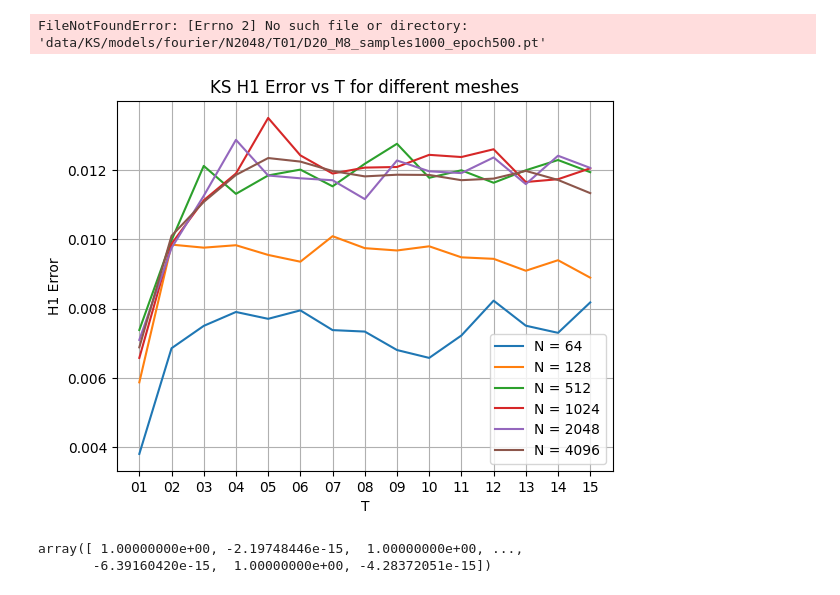
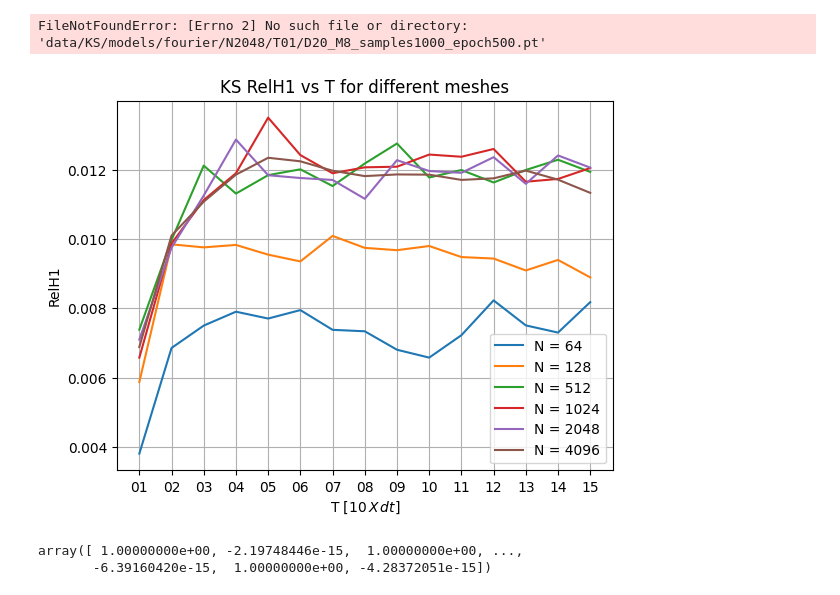
Before and after one commit to nadav7679/fem_neural_operator, a Jupyter notebook: fem_neural_operator/analysis/KS/test_KS.ipynb, the cells around one changed output. Cells and saved outputs as stored; diff of their text form; code cells hidden in the pictures.

Commit message:
KS rescaled compositions and error

```diff
--- a/fem_neural_operator/analysis/KS/test_KS.ipynb
+++ b/fem_neural_operator/analysis/KS/test_KS.ipynb
@@ -411,7 +411,6 @@ for i, N in enumerate(N_domain):
         testset = KSDataset(N, torch.tensor(samples[model.train_samples:]), torch.tensor(grid))
 
         mean_rel_l2_loss = lambda x, y: torch.mean(torch.norm(x - y, 2, dim=-1)/torch.norm(y, 2, dim=-1))
-        loss = lambda x, y: mse_loss(x, y) / (N * len(x))  # Sum of differences, times step size, divide by batch size
 
         optimizer = torch.optim.Adam(model.network.parameters(), lr=0.01)
         scheduler = torch.optim.lr_scheduler.StepLR(optimizer, 100, gamma=0.5)
@@ -430,15 +429,15 @@ for i, N in enumerate(N_domain):
 # %%
 for i, losses in enumerate(N_losses):
     plt.plot(T_domain, losses, label=f"N = {N_domain[i]}")
 
 plt.legend()
-plt.xlabel("T")
-plt.ylabel("H1 Error")
+plt.xlabel("T $[10 \, X \, dt]$")
+plt.ylabel("RelH1")
 plt.grid()
-plt.title("KS H1 Error vs T for different meshes")
-plt.show()
+plt.title("KS RelH1 vs T for different meshes")
+plt.savefig("KS RelH1 vs T for different meshes")
 # %% [output]
-[figure, old version]
+[figure, new version]
 # %%
 N = 4096
 L = 10.
```
Also changed, not shown: parts of 4 cells of this notebook, 5 other files.
